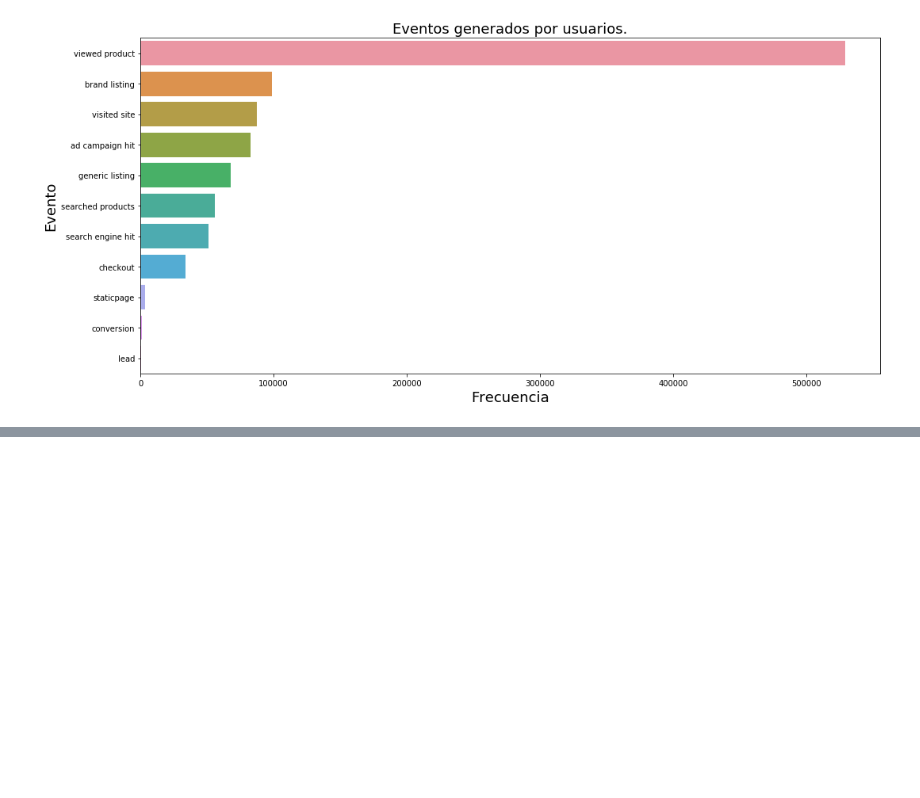
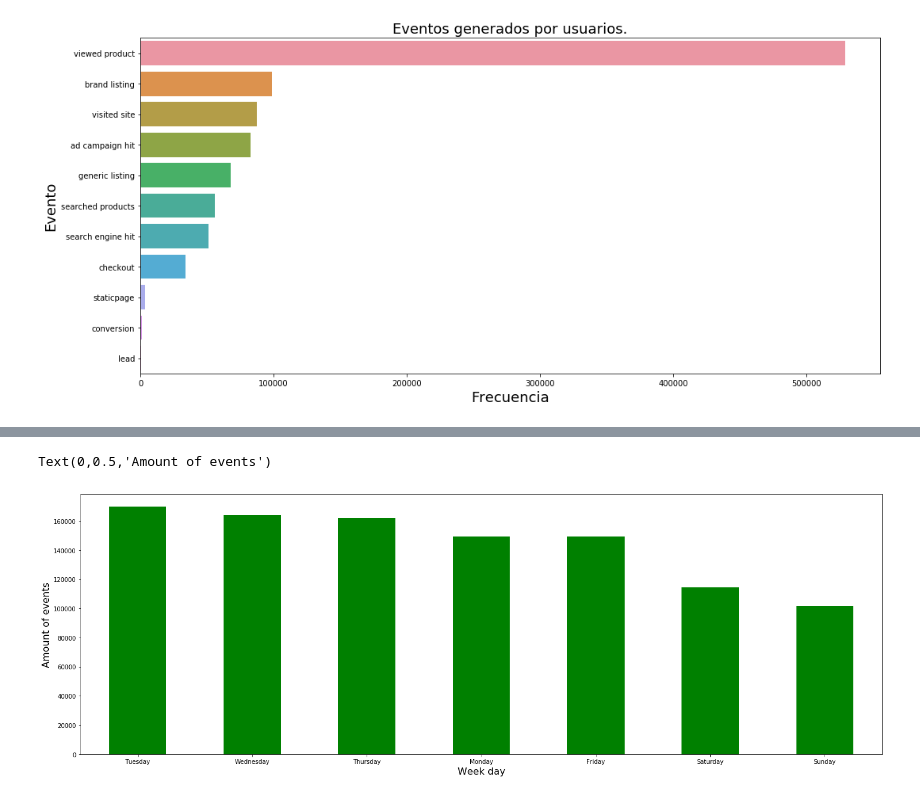
Before and after one commit to emabrea/7506-DATOS-TP1, a Jupyter notebook: Analisis Exploratorio.ipynb, the cells around one changed output, grey strips where cells are left out. Cells and saved outputs as stored; diff of their text form; code cells hidden in the pictures; blank space fills up the shorter version.

```diff
--- a/Analisis Exploratorio.ipynb
+++ b/Analisis Exploratorio.ipynb
@@ -126,0 +203,11 @@ fig.tight_layout()
+# %%
+#Create a column with days of the week
+trocafone['timestamp'] = pd.to_datetime(trocafone['timestamp'])
+trocafone['day_of_week'] = trocafone['timestamp'].dt.weekday_name
+events = trocafone['day_of_week'].value_counts()
+events.plot(kind='bar',figsize=(24,8),rot=0, color='green')
+plt.xlabel('Week day',fontsize=16)
+plt.ylabel('Amount of events',fontsize=16)
+# %% [output]
+Text(0,0.5,'Amount of events')
+[figure, added]
```
Also changed, not shown: parts of 9 cells of this notebook.
